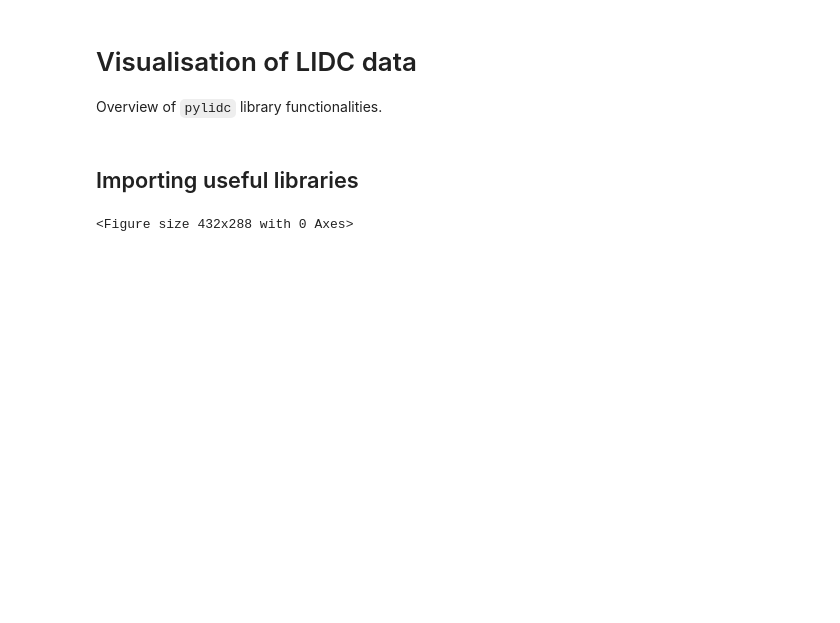
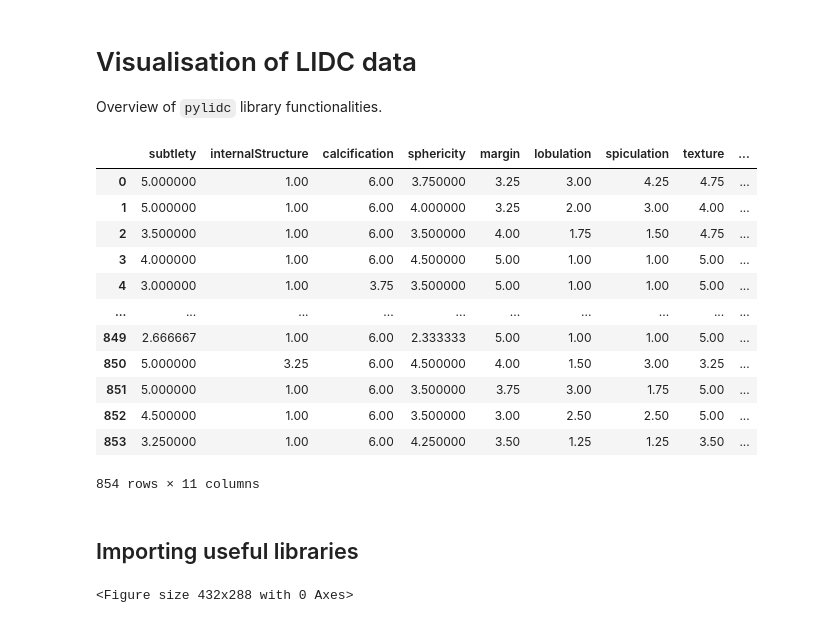
Before and after one commit to jbindaAI/LIDC, a Jupyter notebook: LIDC_overview.ipynb, the cells around one changed output. Saved outputs shown, nothing was run; the diff lists cells and outputs as text; code cells hidden in the pictures; blank space fills up the shorter version.

```diff
--- a/LIDC_overview.ipynb
+++ b/LIDC_overview.ipynb
@@ -1,6 +1,26 @@
 # %% [markdown]
 # Visualisation of LIDC data
 Overview of `pylidc` library functionalities.
+# %%
+import pickle
+with open("dataset/ALL_annotations_df.pkl", "rb") as file:
+    df = pickle.load(file)
+# %%
+df
+# %% [output]
+|  | subtlety | internalStructure | calcification | sphericity | margin | lobulation | spiculation | texture | ... |
+| 0 | 5.000000 | 1.00 | 6.00 | 3.750000 | 3.25 | 3.00 | 4.25 | 4.75 | ... |
+| 1 | 5.000000 | 1.00 | 6.00 | 4.000000 | 3.25 | 2.00 | 3.00 | 4.00 | ... |
+| 2 | 3.500000 | 1.00 | 6.00 | 3.500000 | 4.00 | 1.75 | 1.50 | 4.75 | ... |
+| 3 | 4.000000 | 1.00 | 6.00 | 4.500000 | 5.00 | 1.00 | 1.00 | 5.00 | ... |
+| 4 | 3.000000 | 1.00 | 3.75 | 3.500000 | 5.00 | 1.00 | 1.00 | 5.00 | ... |
+| ... | ... | ... | ... | ... | ... | ... | ... | ... | ... |
+| 849 | 2.666667 | 1.00 | 6.00 | 2.333333 | 5.00 | 1.00 | 1.00 | 5.00 | ... |
+| 850 | 5.000000 | 3.25 | 6.00 | 4.500000 | 4.00 | 1.50 | 3.00 | 3.25 | ... |
+| 851 | 5.000000 | 1.00 | 6.00 | 3.500000 | 3.75 | 3.00 | 1.75 | 5.00 | ... |
+| 852 | 4.500000 | 1.00 | 6.00 | 3.500000 | 3.00 | 2.50 | 2.50 | 5.00 | ... |
+| 853 | 3.250000 | 1.00 | 6.00 | 4.250000 | 3.50 | 1.25 | 1.25 | 3.50 | ... |
+854 rows × 11 columns
 # %% [markdown]
 ## Importing useful libraries
 # %%
```
Also changed, not shown: 1 other file.
